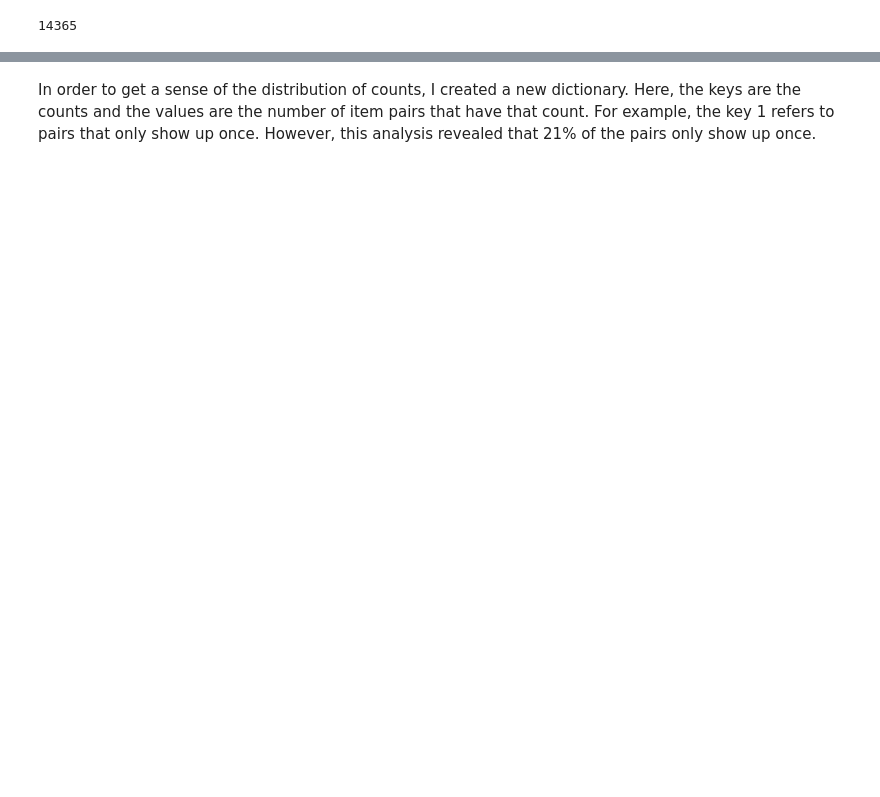
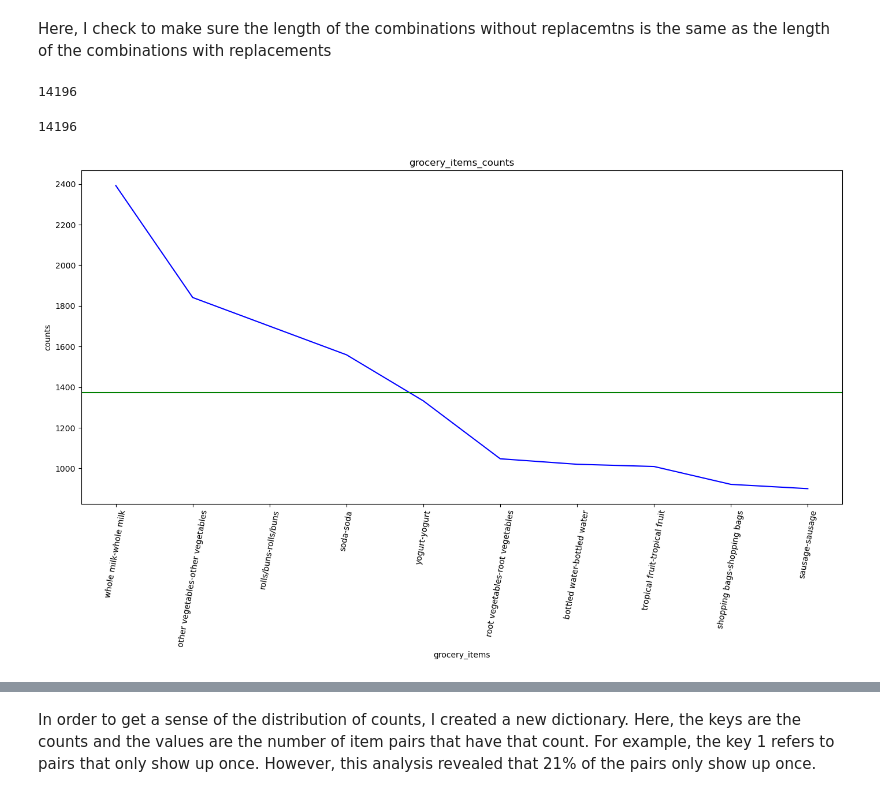
Before and after one commit to IsaacField93/data-processing-projects, a Jupyter notebook: grocery_combination_check_for_GIT.ipynb, the cells around one changed output, grey strips where cells are left out. Drawn from its saved outputs; the diff is of its cells as text; code cells hidden in the pictures; blank space fills up the shorter version.

Commit message:
Found most common non-repeating pairs and beginjning to explore statistical significance

```diff
--- a/grocery_combination_check_for_GIT.ipynb
+++ b/grocery_combination_check_for_GIT.ipynb
@@ -65,7 +33,0 @@ for list in list_of_row_values:
-# %%
-unique_items=[]
-for item in all_items:
-    if item not in unique_items:
-        unique_items.append(item)
-
-unique_items
@@ -89,9 +58 @@ for a,b in item_combos2:
 Then, in order to prepare for plotting in MatplotLib, I decompose the item pair tuple into a string so that it can be added to a list, then to a series.
-# %%
-grocery_items_list=[]
-temp=[]
-for a, b in count_of_combos.keys():
-    grocery_items_list.append(f'{a}-{b}')
-grocery_items = pd.Series(grocery_items_list)
-
-counts = pd.Series([count for count in count_of_combos.values()])
@@ -105,7 +59,50 @@ dict_items
-# %%
-len(count_of_combos)
-# %% [output]
-14365
+# %%
+def dict_to_series(sample_dict):
+
+    sorted_dict = dict(sorted(sample_dict.items(), key=lambda item: item[1], reverse=True))
+
+    temp_keys_list=[]
+    for a, b in sorted_dict.keys():
+        temp_keys_list.append(f'{a}-{b}')           # decompose tuple to a string
+    sorted_keys_series = pd.Series(temp_keys_list)
+
+    sorted_values_series = pd.Series(\
+    [count for count in sorted_dict.values()])
+
+    return sorted_keys_series, sorted_values_series
+
+grocery_items, counts = dict_to_series(count_of_combos)
+different_grocery_items, different_counts = dict_to_series(different_count_of_combos)
+# %% [markdown]
+Here, I check to make sure the length of the combinations without replacemtns is the same as the length of the combinations with replacements
+# %%
+
+len(different_count_of_combos)
+# %% [output]
+14196
+# %%
+no_repeats=[]
+for a,b in count_of_combos.keys():
+    if a != b:
+        no_repeats.append((a,b))
+len(no_repeats)
+# %% [output]
+14196
+# %%
+
+plt.figure(figsize=(17,7.5))
+plt.plot(grocery_items[:10], counts[:10], color = 'blue')
+plt.xlabel('grocery_items')
+plt.ylabel('counts')
+plt.title('grocery_items_counts')
+plt.xticks(grocery_items[:10])
+
+plt.axhline(y = counts[:10].mean(), color = 'green')
+
+plt.xticks(rotation = 80)
+plt.show()
+# %% [output]
+[figure, added]
 # %%
 
 plt.figure(figsize=(17,7.5))
```
Also changed, not shown: parts of 28 cells of this notebook.
